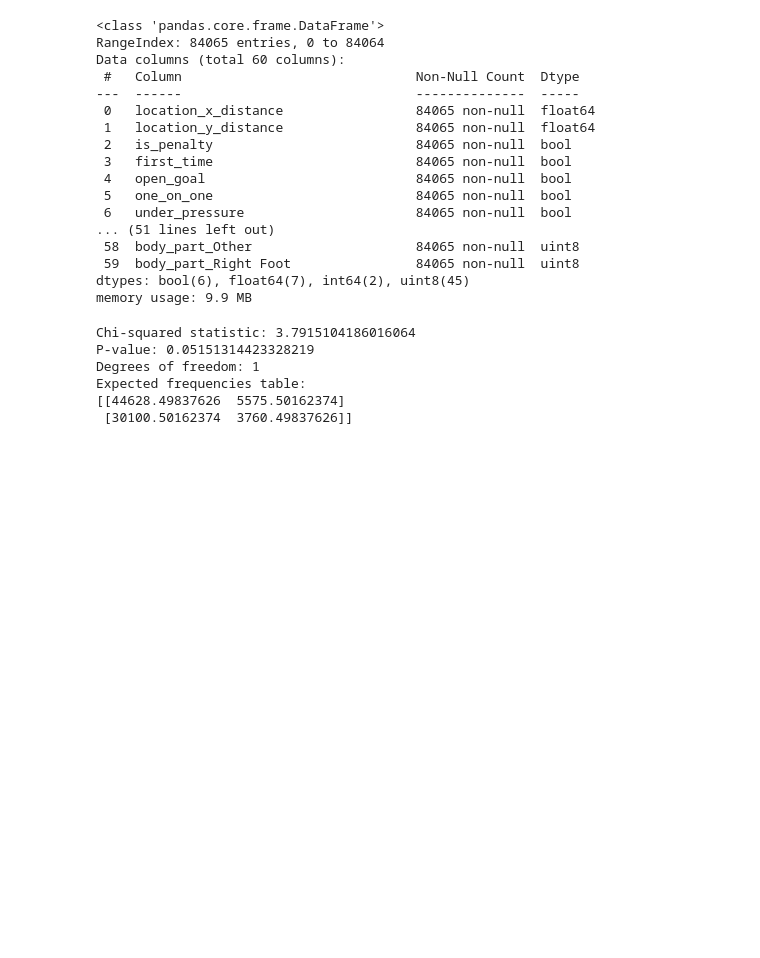
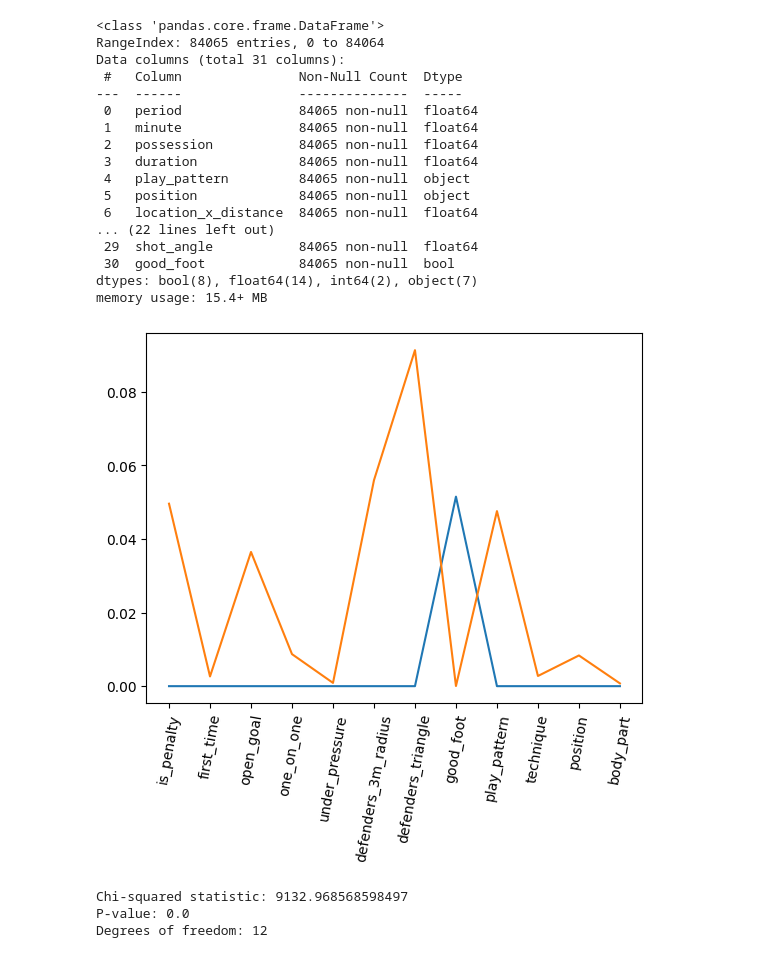
Before and after one commit to kkkarnav/BetterxG, a Jupyter notebook: 5_hypotheses.ipynb, the cells around one changed output. Drawn from its saved outputs; the diff is of its cells as text; code cells hidden in the pictures; blank space fills up the shorter version.

```diff
--- a/5_hypotheses.ipynb
+++ b/5_hypotheses.ipynb
@@ -40,18 +20,10 @@ dtype: int64
 # drop redundant features
 data.drop(["location_x", "location_y"], axis=1, inplace=True)
 # drop features that leak target information
-data.drop(["shot_angle", "duration"], axis=1, inplace=True)
+# data.drop(["shot_angle", "duration"], axis=1, inplace=True)
 # drop low information features
-data.drop(["aerial_won", "follows_dribble", "possession", "minute", "period", "num_passes", "pass_duration", "pass_height", "pass_type", "type"], axis=1, inplace=True)
+# data.drop(["aerial_won", "follows_dribble", "possession", "minute", "period", "num_passes", "pass_duration", "pass_height", "pass_type", "type"], axis=1, inplace=True)
 # "position", "body_part", "type", "pass_height", "pass_type"
-# %%
-# one-hot encode the categorical data
-encoded_data = data
-for column_name in ["play_pattern", "technique", "position", "body_part"]:
-    one_hot_encoded = pd.get_dummies(encoded_data[column_name], prefix=column_name)
-    encoded_data = encoded_data.drop(column_name, axis=1)
-    encoded_data = pd.concat([encoded_data, one_hot_encoded], axis=1)
-data = encoded_data
 # %%
 data.nunique()
 # %% [output]
@@ -79,35 +56,42 @@ X.info()
 # %% [output]
 <class 'pandas.core.frame.DataFrame'>
 RangeIndex: 84065 entries, 0 to 84064
-Data columns (total 60 columns):
- #   Column                              Non-Null Count  Dtype
----  ------                              --------------  -----
- 0   location_x_distance                 84065 non-null  float64
- 1   location_y_distance                 84065 non-null  float64
- 2   is_penalty                          84065 non-null  bool
- 3   first_time                          84065 non-null  bool
- 4   open_goal                           84065 non-null  bool
- 5   one_on_one                          84065 non-null  bool
- 6   under_pressure                      84065 non-null  bool
-... (51 lines left out)
- 58  body_part_Other                     84065 non-null  uint8
- 59  body_part_Right Foot                84065 non-null  uint8
-dtypes: bool(6), float64(7), int64(2), uint8(45)
-memory usage: 9.9 MB
+Data columns (total 31 columns):
+ #   Column               Non-Null Count  Dtype
+---  ------               --------------  -----
+ 0   period               84065 non-null  float64
+ 1   minute               84065 non-null  float64
+ 2   possession           84065 non-null  float64
+ 3   duration             84065 non-null  float64
+ 4   play_pattern         84065 non-null  object
+ 5   position             84065 non-null  object
+ 6   location_x_distance  84065 non-null  float64
+... (22 lines left out)
+ 29  shot_angle           84065 non-null  float64
+ 30  good_foot            84065 non-null  bool
+dtypes: bool(8), float64(14), int64(2), object(7)
+memory usage: 15.4+ MB
+# %%
+chi = []
+for column in ["is_penalty", "first_time", "open_goal", "one_on_one", "under_pressure", "defenders_3m_radius", "defenders_triangle", "good_foot", "play_pattern", "technique", "position", "body_part"]:
+    contingency_table = pd.crosstab(X[column], y2)
+    chi2, p, dof, _ = chi2_contingency(contingency_table)
+    chi.append((column, chi2, p, dof))
+# %%
+ax = pd.Series([x[2] for x in chi]).plot(xticks=pd.Series([x[0] for x in chi]).index, rot=80)
+ax2 = pd.Series([x[1]/100000 for x in chi]).plot(xticks=pd.Series([x[0] for x in chi]).index, rot=80)
+_ = ax.set_xticklabels(pd.Series([x[0] for x in chi]))
+# %% [output]
+[figure, added]
 # %%
-contingency_table = pd.crosstab(X['good_foot'], y2)
-chi2, p, dof, expected = chi2_contingency(contingency_table)
+contingency_table = pd.crosstab(X['defenders_triangle'], y2)
+chi2, p, dof, _ = chi2_contingency(contingency_table)
 
 # Output results
 print("Chi-squared statistic:", chi2)
 print("P-value:", p)
 print("Degrees of freedom:", dof)
-print("Expected frequencies table:")
-print(expected)
 # %% [output]
-Chi-squared statistic: 3.7915104186016064
-P-value: 0.05151314423328219
-Degrees of freedom: 1
-Expected frequencies table:
-[[44628.49837626  5575.50162374]
- [30100.50162374  3760.49837626]]
+Chi-squared statistic: 9132.968568598497
+P-value: 0.0
+Degrees of freedom: 12
```
Also changed, not shown: parts of 2 cells of this notebook.
